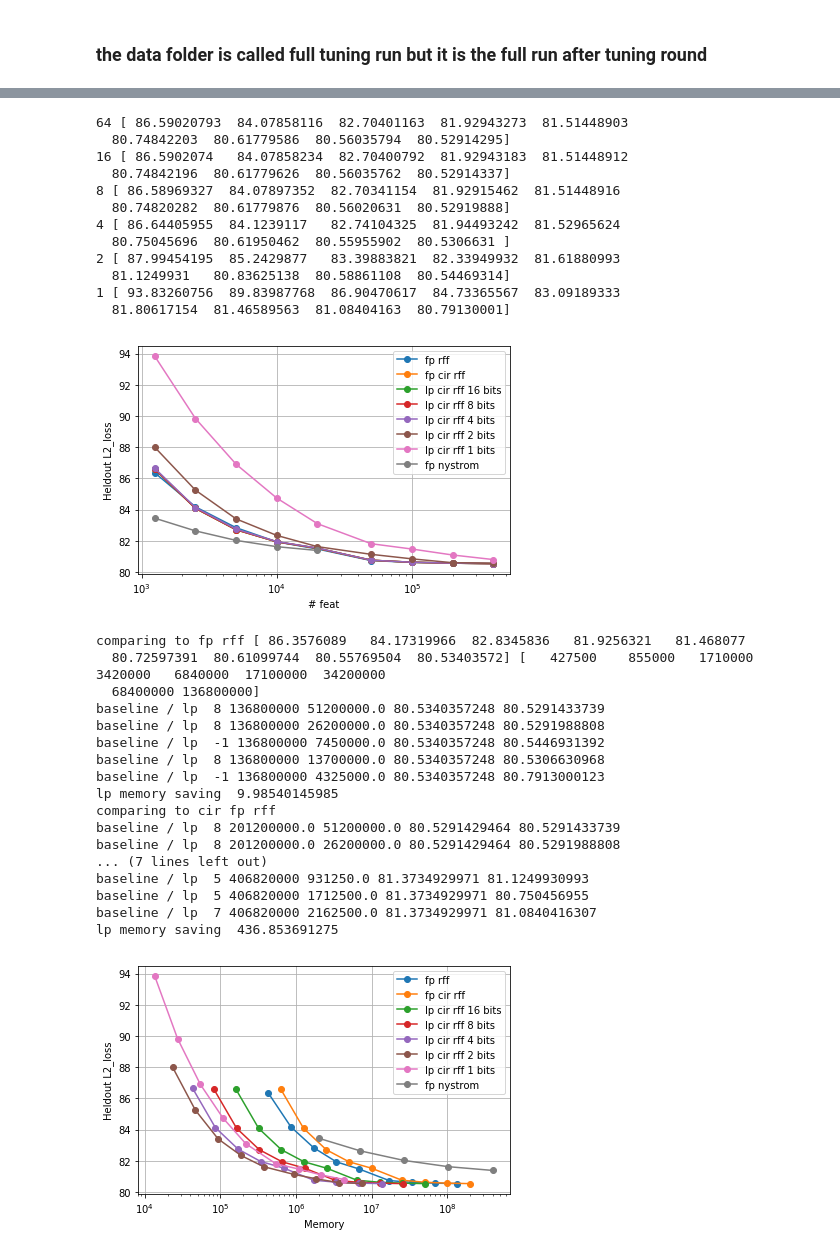
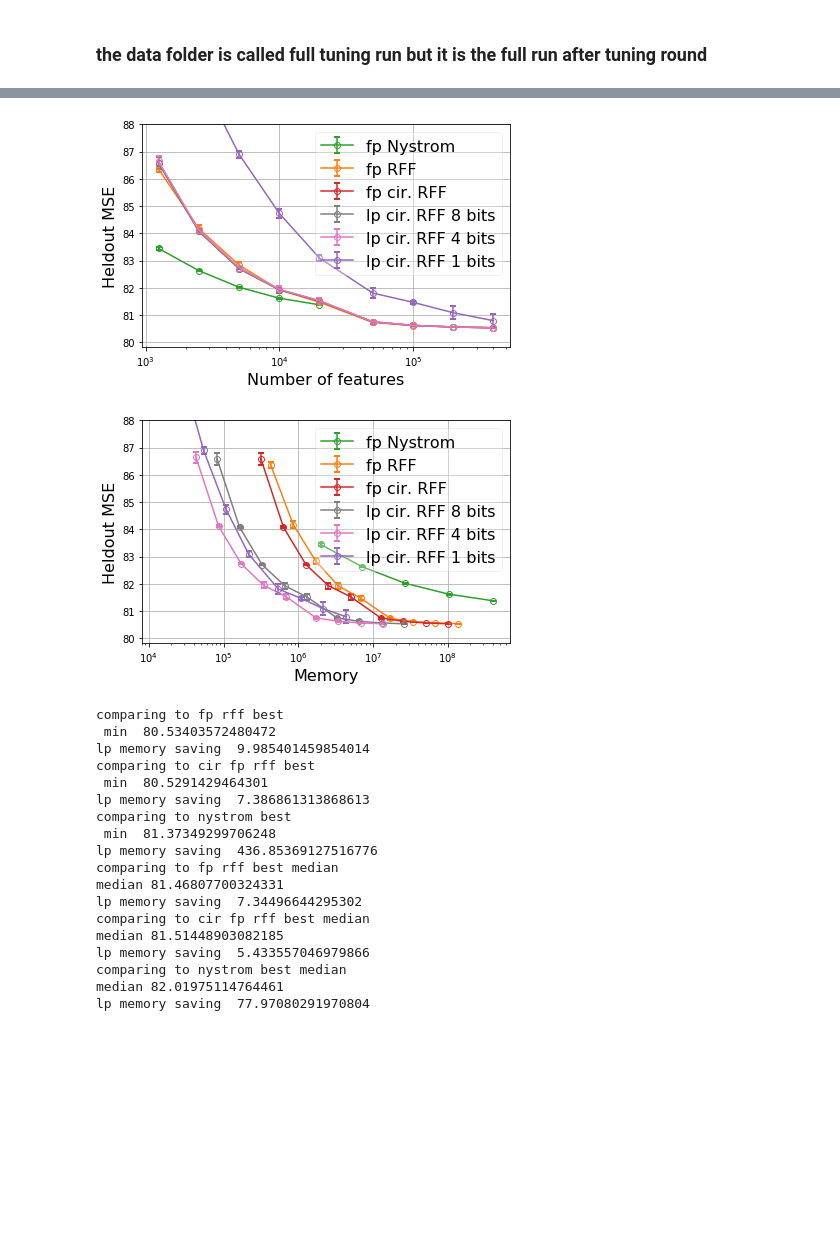
Before and after one commit to JianGoForIt/lp_rffs, a Jupyter notebook: kernel_reg/notebook/lp_rff_large_exp_full_run_memory_plot.ipynb, the cells around one changed output, grey strips where cells are left out. Saved outputs shown, nothing was run; the diff lists cells and outputs as text; code cells hidden in the pictures; blank space fills up the shorter version.

```diff
--- a/kernel_reg/notebook/lp_rff_large_exp_full_run_memory_plot.ipynb
+++ b/kernel_reg/notebook/lp_rff_large_exp_full_run_memory_plot.ipynb
@@ -269,51 +326,40 @@ lp memory saving  62.1984732824
 # %%
 m = 250
 r = 90
 c = 1
 rff_mem_func = lambda n : get_rff_memory_with_model(n, m, r, c)
 nystrom_mem_func = lambda n : get_nystrom_memory_with_model(n, m, r, c)
 cir_rff_mem_func = lambda n, b: get_cir_rff_memory_with_model(n, m, r, b, c)
 general_folder_performance = "/dfs/scratch0/zjian/lp_kernel/nystrom_vs_rff_large_exp/full_tuning_run"
 general_folder_metric = "/dfs/scratch0/zjian/lp_kernel/nystrom_vs_rff_large_exp/full_tuning_run_kernel_approx_error"
 subfolder_pattern = "yearpred_type_unk_l2_reg_0_n_fp_feat_unk_opt_sgd_lr_0.5_seed_unk"
 nystrom_feat_list = [1250, 2500, 5000, 10000, 20000]
 rff_feat_list = [1250, 2500, 5000, 10000, 20000, 50000, 100000, 200000, 400000]
 plot_full_run(rff_feat_list, nystrom_feat_list, general_folder_performance, general_folder_metric, subfolder_pattern, seeds=[1,2,3],
             rff_mem_func=rff_mem_func, nystrom_mem_func=nystrom_mem_func,
             cir_rff_mem_func=cir_rff_mem_func, min_metric_best=True, do_logy_plot=False, do_logx_plot=True,
-              performance_name="L2_loss", mem_saving_thresh=mem_saving_thresh)
+              performance_name="MSE", ylim=[None, 88.0], mem_saving_thresh=mem_saving_thresh)
 # %% [output]
+[figure, new version]
+[figure, new version]
-64 [ 86.59020793  84.07858116  82.70401163  81.92943273  81.51448903
-  80.74842203  80.61779586  80.56035794  80.52914295]
-16 [ 86.5902074   84.07858234  82.70400792  81.92943183  81.51448912
-  80.74842196  80.61779626  80.56035762  80.52914337]
-8 [ 86.58969327  84.07897352  82.70341154  81.92915462  81.51448916
-  80.74820282  80.61779876  80.56020631  80.52919888]
-4 [ 86.64405955  84.1239117   82.74104325  81.94493242  81.52965624
-  80.75045696  80.61950462  80.55955902  80.5306631 ]
-2 [ 87.99454195  85.2429877   83.39883821  82.33949932  81.61880993
-  81.1249931   80.83625138  80.58861108  80.54469314]
-1 [ 93.83260756  89.83987768  86.90470617  84.73365567  83.09189333
-  81.80617154  81.46589563  81.08404163  80.79130001]
+comparing to fp rff best
+ min  80.53403572480472
+lp memory saving  9.985401459854014
+comparing to cir fp rff best
+ min  80.5291429464301
+lp memory saving  7.386861313868613
+comparing to nystrom best
+ min  81.37349299706248
+lp memory saving  436.85369127516776
+comparing to fp rff best median
+median 81.46807700324331
+lp memory saving  7.34496644295302
+comparing to cir fp rff best median
+median 81.51448903082185
+lp memory saving  5.433557046979866
+comparing to nystrom best median
+median 82.01975114764461
+lp memory saving  77.97080291970804
-[figure, old version]
-comparing to fp rff [ 86.3576089   84.17319966  82.8345836   81.9256321   81.468077
-  80.72597391  80.61099744  80.55769504  80.53403572] [   427500    855000   1710000   3420000   6840000  17100000  34200000
-  68400000 136800000]
-baseline / lp  8 136800000 51200000.0 80.5340357248 80.5291433739
-baseline / lp  8 136800000 26200000.0 80.5340357248 80.5291988808
-baseline / lp  -1 136800000 7450000.0 80.5340357248 80.5446931392
-baseline / lp  8 136800000 13700000.0 80.5340357248 80.5306630968
-baseline / lp  -1 136800000 4325000.0 80.5340357248 80.7913000123
-lp memory saving  9.98540145985
-comparing to cir fp rff
-baseline / lp  8 201200000.0 51200000.0 80.5291429464 80.5291433739
-baseline / lp  8 201200000.0 26200000.0 80.5291429464 80.5291988808
-... (7 lines left out)
-baseline / lp  5 406820000 931250.0 81.3734929971 81.1249930993
-baseline / lp  5 406820000 1712500.0 81.3734929971 80.750456955
-baseline / lp  7 406820000 2162500.0 81.3734929971 81.0840416307
-lp memory saving  436.853691275
-[figure, old version]
 # %%
 print "covtype heldout accuray"
 m = 250
```
Also changed, not shown: parts of 10 cells of this notebook, 4 other files.
